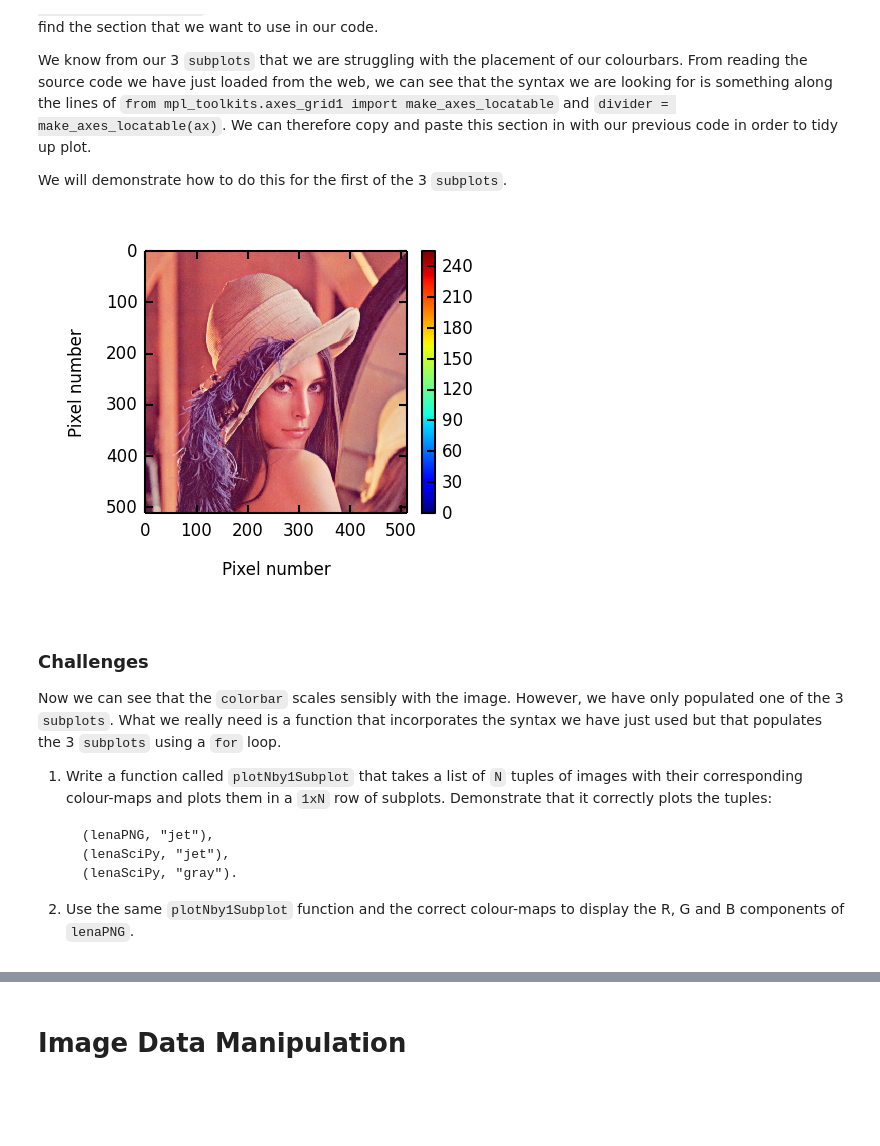
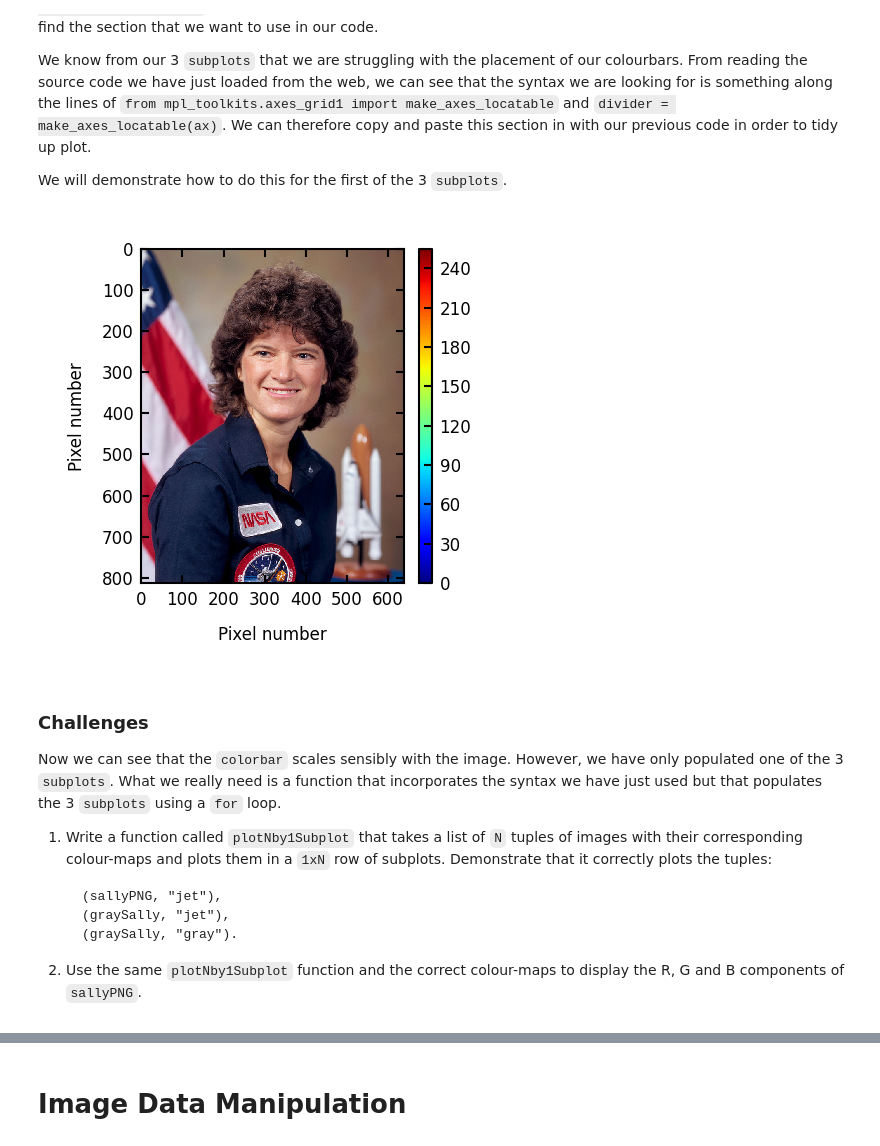
Before and after one commit to swcarpentry/DEPRECATED-bc, a Jupyter notebook: intermediate/python/SoftwareCarpentryDev_MRD_WithSolutions.ipynb, the cells around one changed output, grey strips where cells are left out. Cells and saved outputs as stored; diff of their text form; code cells hidden in the pictures; blank space fills up the shorter version.

````diff
--- a/intermediate/python/SoftwareCarpentryDev_MRD_WithSolutions.ipynb
+++ b/intermediate/python/SoftwareCarpentryDev_MRD_WithSolutions.ipynb
@@ -31,9 +31,10 @@ from scipy import ndimage
 
 # Specify the path to the first image (PNG) file.
 lenaPath = "./Lenna.png"
+sallyPath = "./Sally.png"
 
 # Load the first image file into memory.
-lenaPNG = ndimage.imread(lenaPath)
+sallyPNG = ndimage.imread(sallyPath)
 
 # Load the second image file (built-in) from the Scipy library.
 lenaSciPy = misc.lena()
@@ -296,35 +299,35 @@ We will demonstrate how to do this for the first of the 3 `subplots`.
 # %%
 from mpl_toolkits.axes_grid1 import make_axes_locatable
 
-im2Plot = lenaPNG
+im2Plot = sallyPNG
 colorMap = "jet"
 
 # Get handles for the figure and the subplots.
 fig = plt.figure(figsize = (4.0, 2.0))
 
 # Plot the first image.
 ax = fig.add_subplot(1, 3, 1)
 im = ax.imshow(im2Plot, interpolation = 'nearest', origin = 'upper', cmap = colorMap)
 ax.set_xlabel("Pixel number")
 ax.set_ylabel("Pixel number")
 im.set_clim([0,255])
 
 # Create divider for axis
 divider = make_axes_locatable(ax)
 
 # Append axes to the right of ax, with 5% width of ax
 colAx = divider.append_axes("right", size="5%", pad=0.05)
 
 # Plot the colorbar.
 cbar = plt.colorbar(im, cax = colAx)
 
 # Specify that we want the figure labels to be tight to the axes.
 # This is executed once after all of the subplots have been populated.
 fig.tight_layout()
 
 plt.show()
 # %% [output]
-[figure, old version]
+[figure, new version]
 # %% [markdown]
 ### Challenges
 
@@ -333,12 +336,12 @@ Now we can see that the `colorbar` scales sensibly with the image.  However, we
 1.  Write a function called `plotNby1Subplot` that takes a list of `N` tuples of images with their corresponding colour-maps and plots them in a `1xN` row of subplots.  Demonstrate that it correctly plots the tuples:
 
     ```
-    (lenaPNG, "jet"),
-    (lenaSciPy, "jet"),
-    (lenaSciPy, "gray").
+    (sallyPNG, "jet"),
+    (graySally, "jet"),
+    (graySally, "gray").
     ```
 
-1.  Use the same `plotNby1Subplot` function and the correct colour-maps to display the R, G and B components of `lenaPNG`.
+1.  Use the same `plotNby1Subplot` function and the correct colour-maps to display the R, G and B components of `sallyPNG`.
 # %%
 # SOLUTION TO CHALLENGE 1
 def plotNby1Subplot(icts, figSize = (4.0, 2.0)):
````
Also changed, not shown: parts of 21 cells of this notebook, 1 other file.
